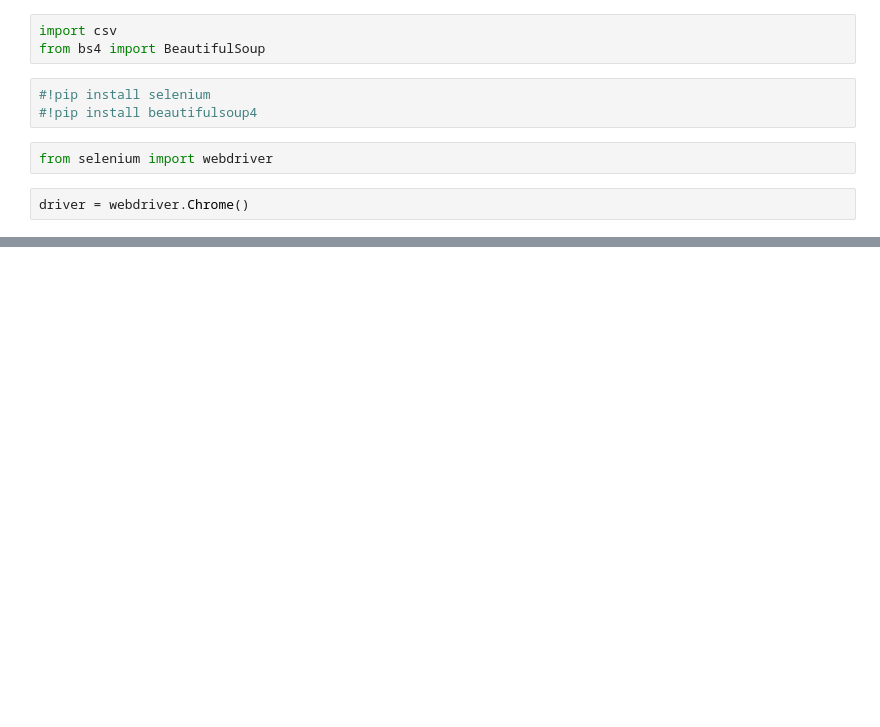
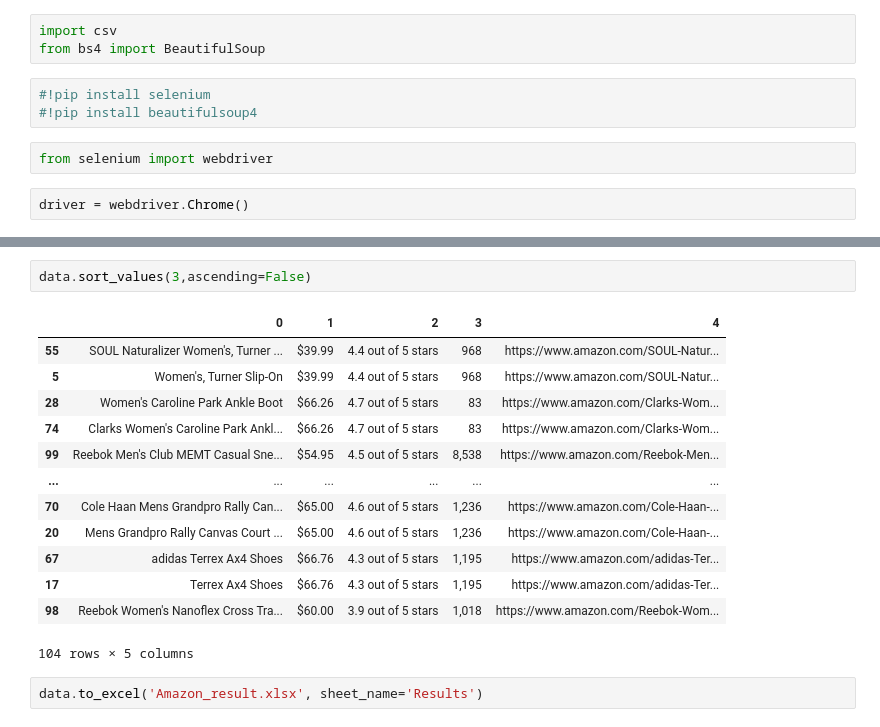
Before and after one commit to abhi-145/Ninja, a Jupyter notebook: AmazonScrapping.ipynb, the cells around one changed output, grey strips where cells are left out. Saved outputs shown, nothing was run; the diff lists cells and outputs as text; blank space fills up the shorter version.

```diff
--- a/AmazonScrapping.ipynb
+++ b/AmazonScrapping.ipynb
@@ -78,0 +158,18 @@ main('shoes')
+# %%
+data.sort_values(3,ascending=False)
+# %% [output]
+|  | 0 | 1 | 2 | 3 | 4 |
+| 55 | SOUL Naturalizer Women's, Turner ... | $39.99 | 4.4 out of 5 stars | 968 | https://www.amazon.com/SOUL-Natur... |
+| 5 | Women's, Turner Slip-On | $39.99 | 4.4 out of 5 stars | 968 | https://www.amazon.com/SOUL-Natur... |
+| 28 | Women's Caroline Park Ankle Boot | $66.26 | 4.7 out of 5 stars | 83 | https://www.amazon.com/Clarks-Wom... |
+| 74 | Clarks Women's Caroline Park Ankl... | $66.26 | 4.7 out of 5 stars | 83 | https://www.amazon.com/Clarks-Wom... |
+| 99 | Reebok Men's Club MEMT Casual Sne... | $54.95 | 4.5 out of 5 stars | 8,538 | https://www.amazon.com/Reebok-Men... |
+| ... | ... | ... | ... | ... | ... |
+| 70 | Cole Haan Mens Grandpro Rally Can... | $65.00 | 4.6 out of 5 stars | 1,236 | https://www.amazon.com/Cole-Haan-... |
+| 20 | Mens Grandpro Rally Canvas Court ... | $65.00 | 4.6 out of 5 stars | 1,236 | https://www.amazon.com/Cole-Haan-... |
+| 67 | adidas Terrex Ax4 Shoes | $66.76 | 4.3 out of 5 stars | 1,195 | https://www.amazon.com/adidas-Ter... |
+| 17 | Terrex Ax4 Shoes | $66.76 | 4.3 out of 5 stars | 1,195 | https://www.amazon.com/adidas-Ter... |
+| 98 | Reebok Women's Nanoflex Cross Tra... | $60.00 | 3.9 out of 5 stars | 1,018 | https://www.amazon.com/Reebok-Wom... |
+104 rows × 5 columns
+# %%
+data.to_excel('Amazon_result.xlsx', sheet_name='Results')
```
Also changed, not shown: parts of 7 cells of this notebook.
